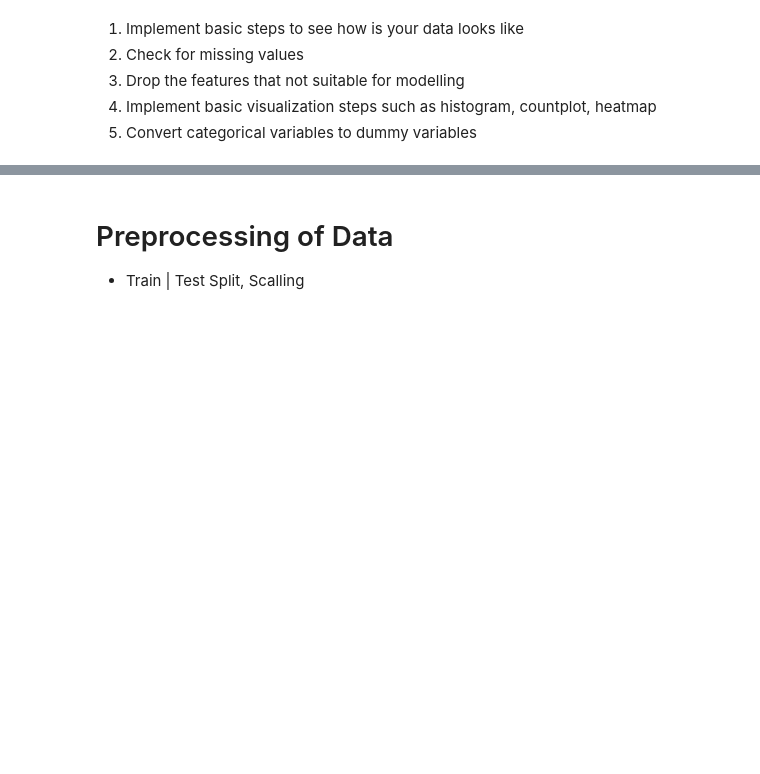
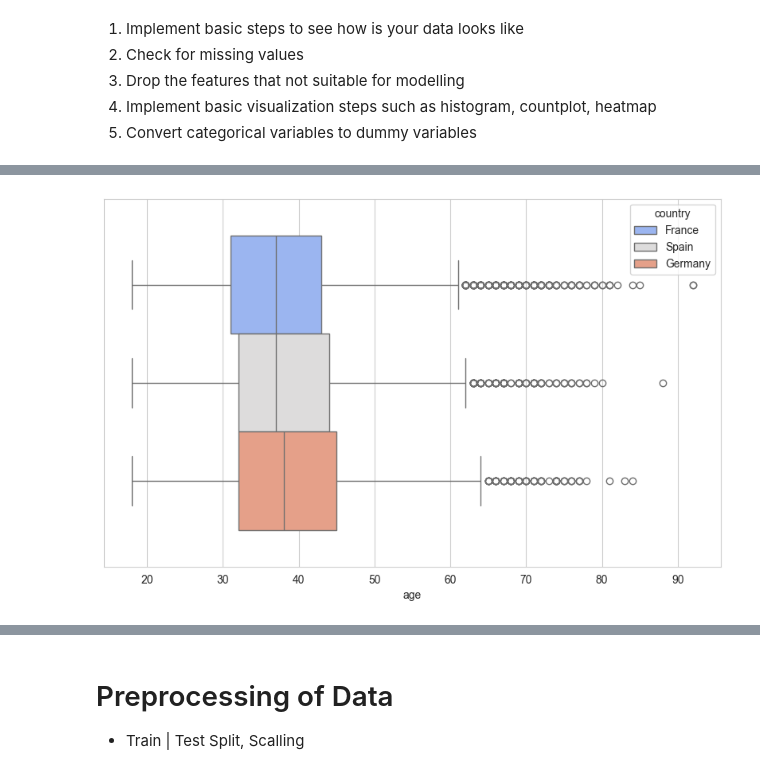
Before and after one commit to iceyisaak/dl_assignment-1, a Jupyter notebook: DL-Assignment-1 (Classification with ANN-Churn Prediction)-Student.ipynb, the cells around one changed output, grey strips where cells are left out. Cells and saved outputs as stored; diff of their text form; code cells hidden in the pictures; blank space fills up the shorter version.

```diff
--- a/DL-Assignment-1 (Classification with ANN-Churn Prediction)-Student.ipynb
+++ b/DL-Assignment-1 (Classification with ANN-Churn Prediction)-Student.ipynb
@@ -37,0 +258,5 @@ The features in the given dataset are:
+# %%
+sns.boxplot(x="age", hue="country", data=df, palette="coolwarm")
+plt.show()
+# %% [output]
+[figure, added]
```
Also changed, not shown: parts of 39 cells of this notebook.
